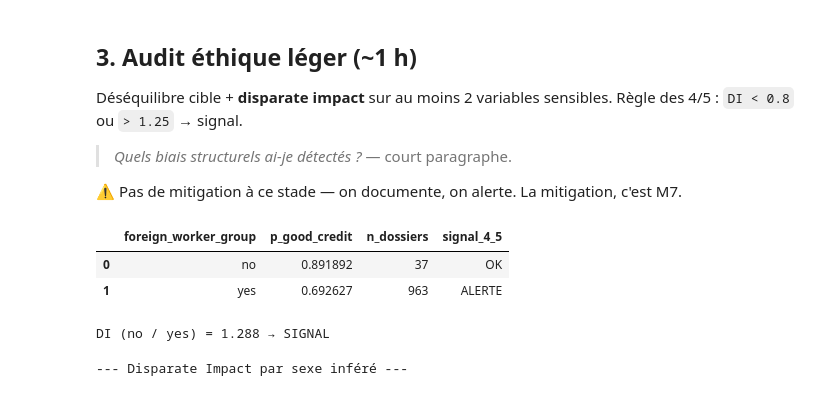
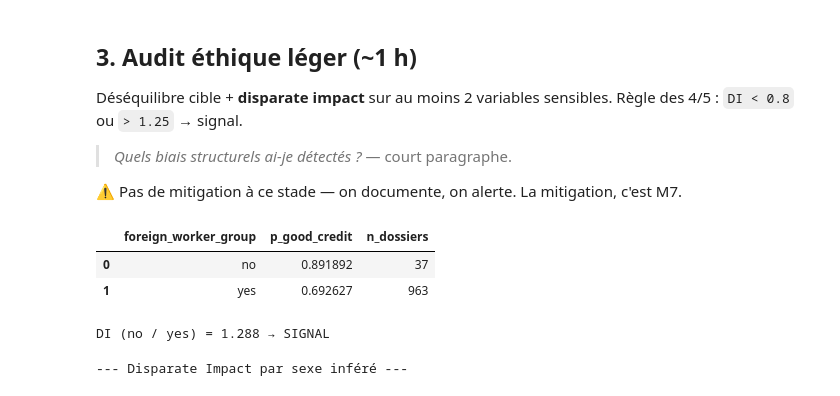
Before and after one commit to Franck-Beugnet/M2-B1-pipe-eckmuhl-franck, a Jupyter notebook: notebooks/M2-B1_template.ipynb, the cells around one changed output. Saved outputs shown, nothing was run; the diff lists cells and outputs as text; code cells hidden in the pictures.

```diff
--- a/notebooks/M2-B1_template.ipynb
+++ b/notebooks/M2-B1_template.ipynb
@@ -287,39 +287,35 @@ c'est M7.
 # %%
 # Prérequis : charger df et target_col si pas encore en mémoire
 if 'df' not in dir():
     from pathlib import Path
     import pandas as pd
     DATA_DIR = Path("../data")
     RAW_PATH = DATA_DIR / "german_credit_raw.csv"
     df = pd.read_csv(RAW_PATH)
     target_col = "credit_risk"
 
 # Disparate Impact sur foreign_worker
 # Règle des 4/5 : DI < 0.8 ou > 1.25 → signal d'alerte
 
 foreign_worker_analysis = df.groupby('foreign_worker')[target_col].apply(
     lambda x: (x == 'good_credit').sum() / len(x)
 ).rename('p_good_credit')
 
 di_foreign = foreign_worker_analysis.loc['no'] / foreign_worker_analysis.loc['yes']
 
 di_foreign_df = pd.DataFrame({
     'foreign_worker_group': foreign_worker_analysis.index,
     'p_good_credit': foreign_worker_analysis.values,
     'n_dossiers': df.groupby('foreign_worker').size().values,
 })
 
-di_foreign_df['signal_4_5'] = di_foreign_df['p_good_credit'].apply(
-    lambda x: 'ALERTE' if (x < 0.8 or x > 1.25) else 'OK'
-)
-
 display(di_foreign_df)
 print(f"\nDI (no / yes) = {di_foreign:.3f} → ", end='')
 print('SIGNAL' if (di_foreign < 0.8 or di_foreign > 1.25) else 'intra-4/5')
 # %% [output]
-|  | foreign_worker_group | p_good_credit | n_dossiers | signal_4_5 |
-| 0 | no | 0.891892 | 37 | OK |
-| 1 | yes | 0.692627 | 963 | ALERTE |
+|  | foreign_worker_group | p_good_credit | n_dossiers |
+| 0 | no | 0.891892 | 37 |
+| 1 | yes | 0.692627 | 963 |
 DI (no / yes) = 1.288 → SIGNAL
 # %%
 # Prérequis : charger df et target_col si pas encore en mémoire
```
Also changed, not shown: parts of 2 cells of this notebook, 2 other files.
